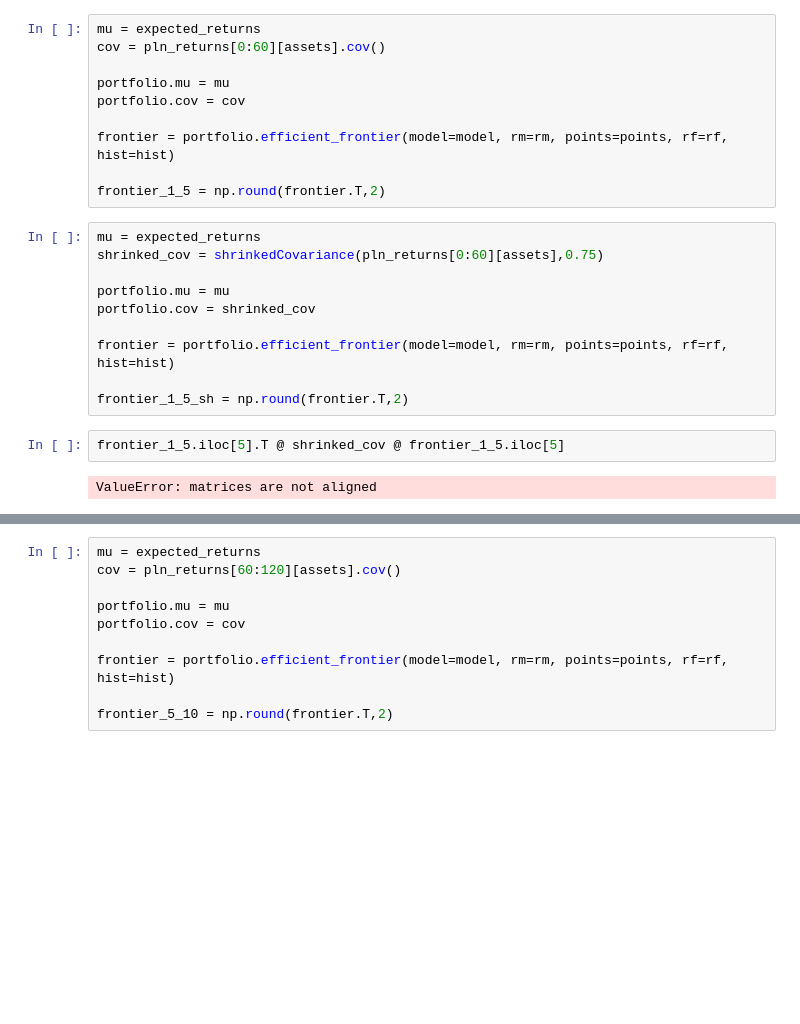
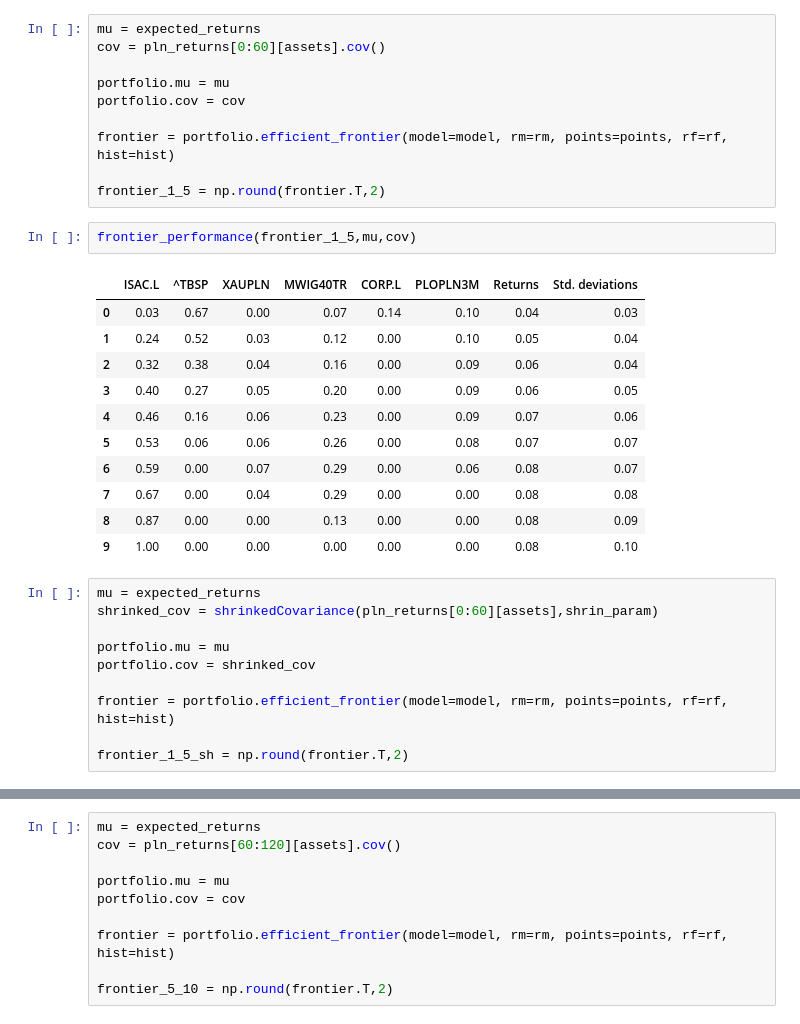
Before and after one commit to msz13/Goal-Based-Investing, a Jupyter notebook: esg/preproccessing.ipynb, the cells around one changed output, grey strips where cells are left out. Saved outputs shown, nothing was run; the diff lists cells and outputs as text; blank space fills up the shorter version.

```diff
--- a/esg/preproccessing.ipynb
+++ b/esg/preproccessing.ipynb
@@ -205,9 +230,23 @@ portfolio.cov = cov
 frontier = portfolio.efficient_frontier(model=model, rm=rm, points=points, rf=rf, hist=hist)
 
 frontier_1_5 = np.round(frontier.T,2)
+# %%
+frontier_performance(frontier_1_5,mu,cov)
+# %% [output]
+|  | ISAC.L | ^TBSP | XAUPLN | MWIG40TR | CORP.L | PLOPLN3M | Returns | Std. deviations |
+| 0 | 0.03 | 0.67 | 0.00 | 0.07 | 0.14 | 0.10 | 0.04 | 0.03 |
+| 1 | 0.24 | 0.52 | 0.03 | 0.12 | 0.00 | 0.10 | 0.05 | 0.04 |
+| 2 | 0.32 | 0.38 | 0.04 | 0.16 | 0.00 | 0.09 | 0.06 | 0.04 |
+| 3 | 0.40 | 0.27 | 0.05 | 0.20 | 0.00 | 0.09 | 0.06 | 0.05 |
+| 4 | 0.46 | 0.16 | 0.06 | 0.23 | 0.00 | 0.09 | 0.07 | 0.06 |
+| 5 | 0.53 | 0.06 | 0.06 | 0.26 | 0.00 | 0.08 | 0.07 | 0.07 |
+| 6 | 0.59 | 0.00 | 0.07 | 0.29 | 0.00 | 0.06 | 0.08 | 0.07 |
+| 7 | 0.67 | 0.00 | 0.04 | 0.29 | 0.00 | 0.00 | 0.08 | 0.08 |
+| 8 | 0.87 | 0.00 | 0.00 | 0.13 | 0.00 | 0.00 | 0.08 | 0.09 |
+| 9 | 1.00 | 0.00 | 0.00 | 0.00 | 0.00 | 0.00 | 0.08 | 0.10 |
 # %%
 mu = expected_returns
-shrinked_cov = shrinkedCovariance(pln_returns[0:60][assets],0.75)
+shrinked_cov = shrinkedCovariance(pln_returns[0:60][assets],shrin_param)
 
 portfolio.mu = mu
 portfolio.cov = shrinked_cov
@@ -215,7 +254,3 @@ portfolio.cov = shrinked_cov
 frontier = portfolio.efficient_frontier(model=model, rm=rm, points=points, rf=rf, hist=hist)
 
 frontier_1_5_sh = np.round(frontier.T,2)
-# %%
-frontier_1_5.iloc[5].T @ shrinked_cov @ frontier_1_5.iloc[5]
-# %% [output]
-ValueError: matrices are not aligned
```
Also changed, not shown: parts of 12 cells of this notebook.
